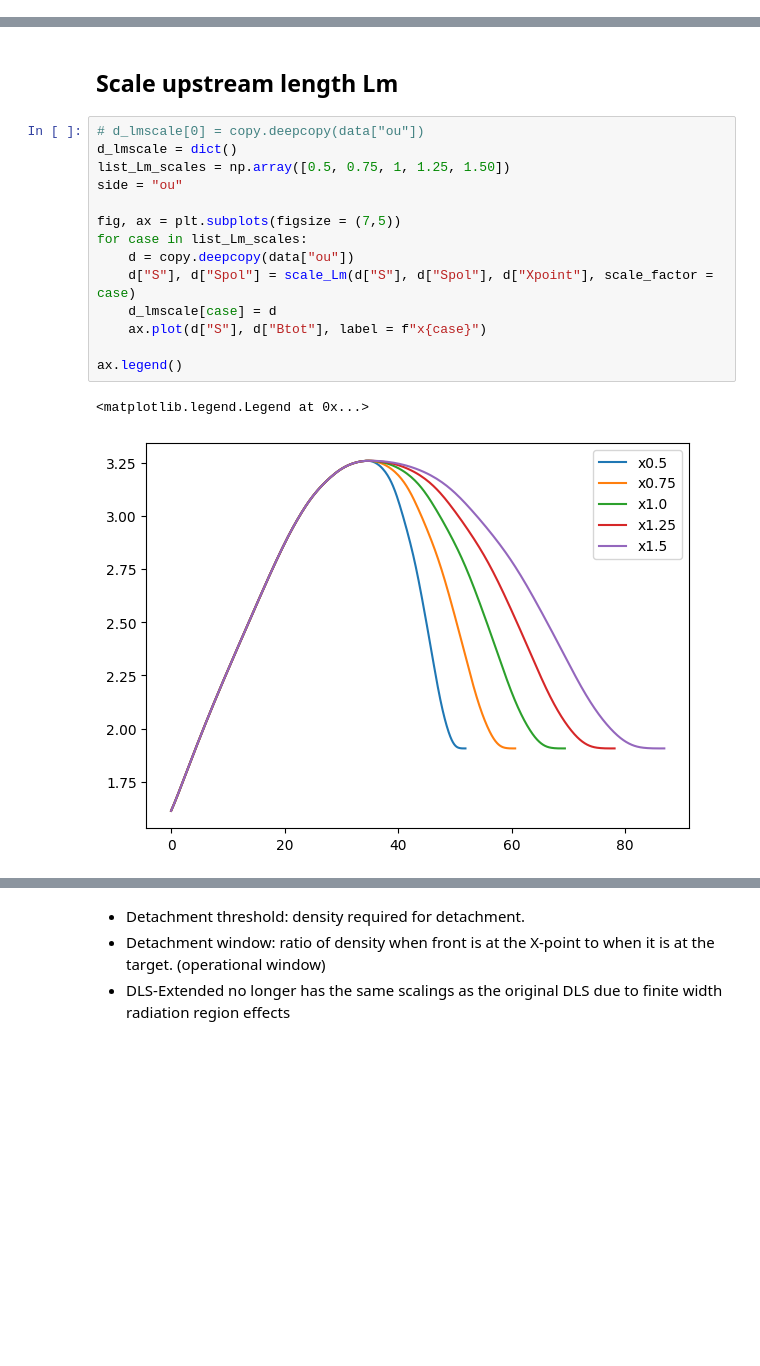
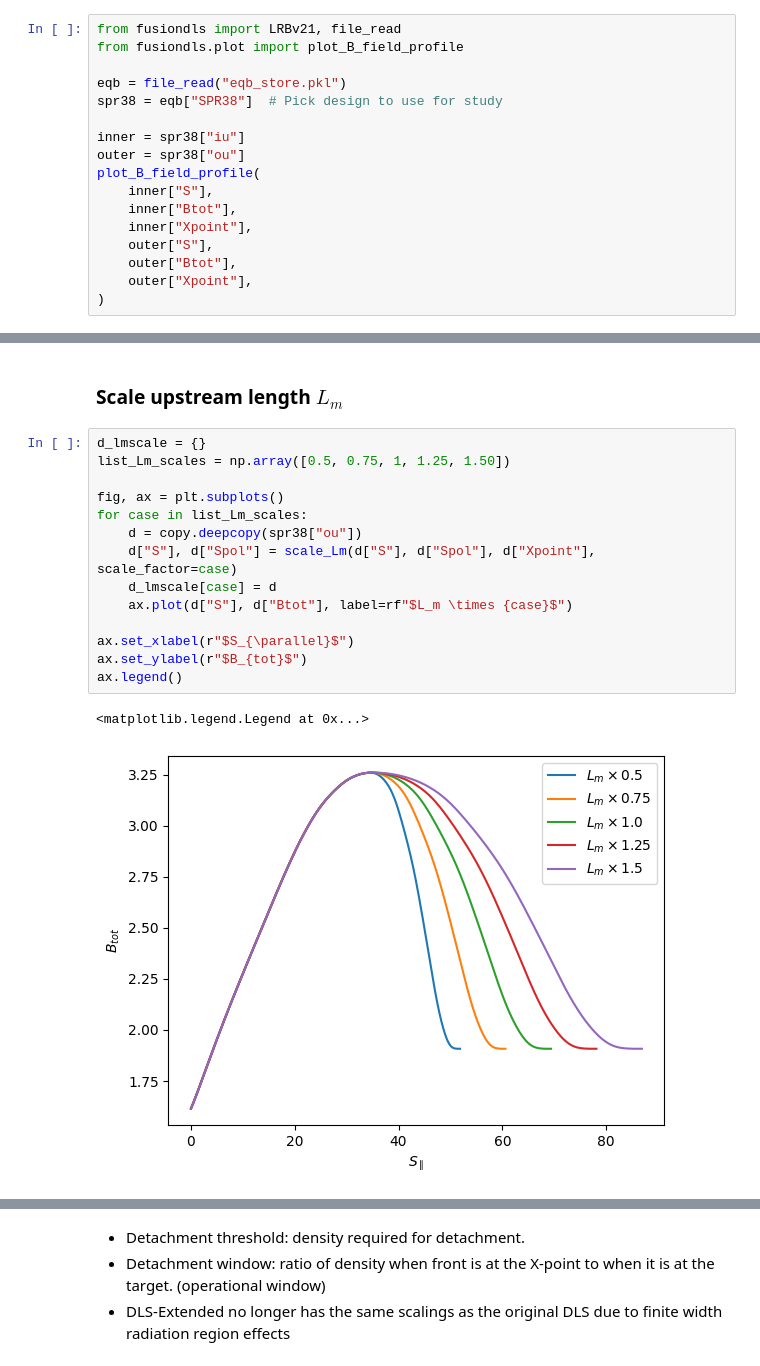
Before and after one commit to FusionDLS/FusionDLS, a Jupyter notebook: docs/examples/2_manipulating_profiles.ipynb, the cells around one changed output, grey strips where cells are left out. Saved outputs shown, nothing was run; the diff lists cells and outputs as text; blank space fills up the shorter version.

Commit message:
Tidy up profiles example

```diff
--- a/docs/examples/2_manipulating_profiles.ipynb
+++ b/docs/examples/2_manipulating_profiles.ipynb
@@ -63,0 +15,17 @@ ax.legend(fontsize = 12, handles = h+extra_handles)
+# %%
+from fusiondls import LRBv21, file_read
+from fusiondls.plot import plot_B_field_profile
+
+eqb = file_read("eqb_store.pkl")
+spr38 = eqb["SPR38"]  # Pick design to use for study
+
+inner = spr38["iu"]
+outer = spr38["ou"]
+plot_B_field_profile(
+    inner["S"],
+    inner["Btot"],
+    inner["Xpoint"],
+    outer["S"],
+    outer["Btot"],
+    outer["Xpoint"],
+)
@@ -90,21 +60,21 @@ constants_default = {
 }
 # %% [markdown]
-## Scale upstream length Lm
+### Scale upstream length $L_m$
 # %%
-# d_lmscale[0] = copy.deepcopy(data["ou"])
-d_lmscale = dict()
+d_lmscale = {}
 list_Lm_scales = np.array([0.5, 0.75, 1, 1.25, 1.50])
-side = "ou"
 
-fig, ax = plt.subplots(figsize = (7,5))
+fig, ax = plt.subplots()
 for case in list_Lm_scales:
-    d = copy.deepcopy(data["ou"])
-    d["S"], d["Spol"] = scale_Lm(d["S"], d["Spol"], d["Xpoint"], scale_factor = case)
+    d = copy.deepcopy(spr38["ou"])
+    d["S"], d["Spol"] = scale_Lm(d["S"], d["Spol"], d["Xpoint"], scale_factor=case)
     d_lmscale[case] = d
-    ax.plot(d["S"], d["Btot"], label = f"x{case}")
+    ax.plot(d["S"], d["Btot"], label=rf"$L_m \times {case}$")
 
+ax.set_xlabel(r"$S_{\parallel}$")
+ax.set_ylabel(r"$B_{tot}$")
 ax.legend()
 # %% [output]
 <matplotlib.legend.Legend at 0x...>
-[figure, old version]
+[figure, new version]
 # %%
```
Also changed, not shown: parts of 20 cells of this notebook.
